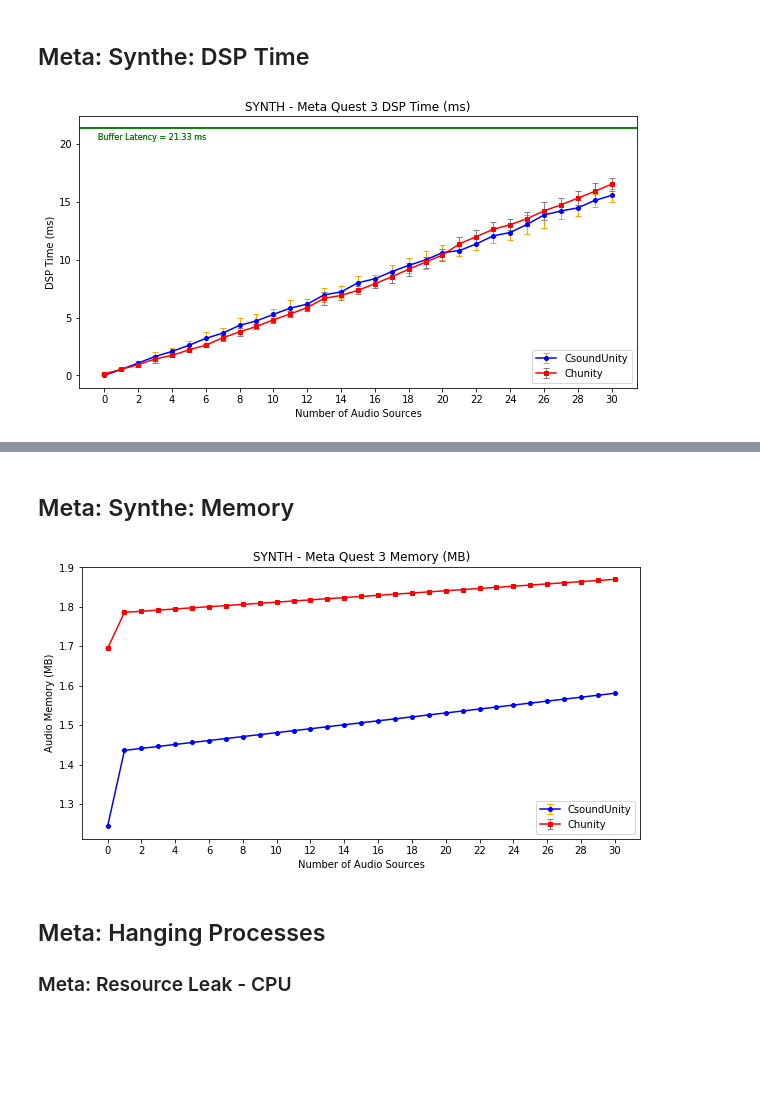
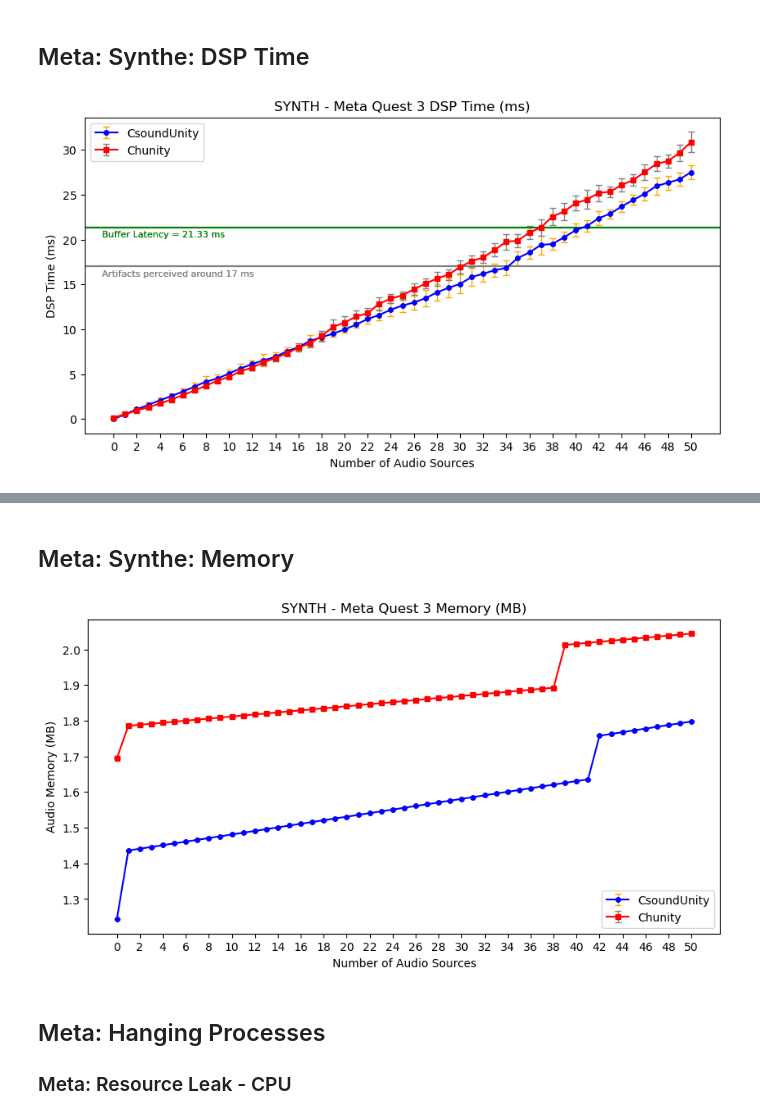
Before and after one commit to pedro-lucas-bravo/sound_engines, a Jupyter notebook: data_analysis/data_analysis_notebook.ipynb, the cells around one changed output, grey strips where cells are left out. Cells and saved outputs as stored; diff of their text form; code cells hidden in the pictures; blank space fills up the shorter version.

Commit message:
Add data for simple_synthe and measure from where artifacts are heard on every case

```diff
--- a/data_analysis/data_analysis_notebook.ipynb
+++ b/data_analysis/data_analysis_notebook.ipynb
@@ -205,50 +263,55 @@ _ = Plot_Comparison('meta_quest_data/sine_patch', '2024-03-05_14-11-06', '2024-0
 # %% [markdown]
 ## Meta: Synthe: DSP Time
 # %%
-all_data_cs, all_data_chuck = Plot_Comparison('meta_quest_data/simple_synthe', '2024-03-05_12-55-56', '2024-03-05_12-46-23', 'SYNTH - Meta Quest 3', 'meta_quest_synthe_dsptime.pdf', True, legend_loc='lower right')
+#all_data_cs, all_data_chuck = Plot_Comparison('meta_quest_data/simple_synthe', '2024-03-05_12-55-56', '2024-03-05_12-46-23', 'SYNTH - Meta Quest 3', 'meta_quest_synthe_dsptime.pdf', True, legend_loc='lower right')
+all_data_cs, all_data_chuck = Plot_Comparison('meta_quest_data/simple_synthe', '2024-03-06_09-51-10', '2024-03-06_10-02-53', 'SYNTH - Meta Quest 3', 'meta_quest_synthe_dsptime.pdf', True, legend_loc='upper left', bufferLabelXOffset=-1)
 
 import statsmodels.api as sm
+def CheckModelDifference(all_data_cs, all_data_chuck):
+    def CalculateLinearRegression(all_data):
+        # Define the independent variable (X) and dependent variable (y)
+        X = all_data['sources']
+        y = all_data['audio_frame_t_ms']
 
-def CalculateLinearRegression(all_data):
-    # Define the independent variable (X) and dependent variable (y)
-    X = all_data['sources']
-    y = all_data['audio_frame_t_ms']
+        # Add a constant term to the independent variable
+        X = sm.add_constant(X)
 
-    # Add a constant term to the independent variable
-    X = sm.add_constant(X)
+        # Fit the linear regression model
+        model = sm.OLS(y, X).fit()
 
-    # Fit the linear regression model
-    model = sm.OLS(y, X).fit()
+        # # Get the summary of the linear regression model
+        summary = model.summary()
 
-    # # Get the summary of the linear regression model
-    summary = model.summary()
+        # # Print the summary
+        print(summary)
 
-    # # Print the summary
-    print(summary)
+        return model
 
-    return model
+    model_cs = CalculateLinearRegression(all_data_cs)
+    model_chuck =CalculateLinearRegression(all_data_chuck)
 
-model_cs = CalculateLinearRegression(all_data_cs)
-model_chuck =CalculateLinearRegression(all_data_chuck)
+    # Get the confidence intervals for the coefficients of both models
+    ci_cs = model_cs.conf_int(alpha=0.05)  # Default 95% CI
+    ci_chuck = model_chuck.conf_int(alpha=0.05)  # Default 95% CI
 
-# Get the confidence intervals for the coefficients of both models
-ci_cs = model_cs.conf_int(alpha=0.05)  # Default 95% CI
-ci_chuck = model_chuck.conf_int(alpha=0.05)  # Default 95% CI
+    print('Confidence intervals for csound model:\n', ci_cs)
+    print('Confidence intervals for chuck model:\n', ci_chuck)
 
-print('Confidence intervals for csound model:\n', ci_cs)
-print('Confidence intervals for chuck model:\n', ci_chuck)
+    # Define the function to check overlap between confidence intervals
+    def check_CI_overlap(ci_1, ci_2, term_label):
+        no_overlap = ci_1[1] < ci_2[0] or ci_2[1] < ci_1[0]
+        if no_overlap:
+            print(f'The confidence intervals for {term_label} do not overlap between the two models.')
+        else:
+            print(f'The confidence intervals for {term_label} overlap between the two models.')
 
-# Define the function to check overlap between confidence intervals
-def check_CI_overlap(ci_1, ci_2, term_label):
-    no_overlap = ci_1[1] < ci_2[0] or ci_2[1] < ci_1[0]
-    if no_overlap:
-        print(f'The confidence intervals for {term_label} do not overlap between the two models.')
-    else:
-        print(f'The confidence intervals for {term_label} overlap between the two models.')
+    # Check the overlap between the confidence intervals for the coefficients
+    # **** Non-overlapping confidence intervals are considered as statistically significantly differen
+    check_CI_overlap(ci_cs.loc['sources'], ci_chuck.loc['sources'], 'sources')
+    check_CI_overlap(ci_cs.loc['const'], ci_chuck.loc['const'], 'const')
 
-# Check the overlap between the confidence intervals for the coefficients
-# **** Non-overlapping confidence intervals are considered as statistically significantly differen
-check_CI_overlap(ci_cs.loc['sources'], ci_chuck.loc['sources'], 'sources')
-check_CI_overlap(ci_cs.loc['const'], ci_chuck.loc['const'], 'const')
+#CheckModelDifference(all_data_cs, all_data_chuck)
+
+Perceptual_Artifact(all_data_cs, all_data_chuck, 32, 31)
 # %% [output]
-[figure, old version]
+[figure, new version]
@@ -272,9 +328,10 @@ The confidence intervals for const do not overlap between the two models.
 # %% [markdown]
 ## Meta: Synthe: Memory
 # %%
-_ = Plot_Comparison('meta_quest_data/simple_synthe', '2024-03-05_12-55-56', '2024-03-05_12-46-23', 'SYNTH - Meta Quest 3', 'meta_quest_synthe_memory.pdf', False, legend_loc='lower right')
+#_ = Plot_Comparison('meta_quest_data/simple_synthe', '2024-03-05_12-55-56', '2024-03-05_12-46-23', 'SYNTH - Meta Quest 3', 'meta_quest_synthe_memory.pdf', False, legend_loc='lower right')
+_ = Plot_Comparison('meta_quest_data/simple_synthe', '2024-03-06_09-51-10', '2024-03-06_10-02-53', 'SYNTH - Meta Quest 3', 'meta_quest_synthe_memory.pdf', False, legend_loc='lower right')
 # %% [output]
-[figure, old version]
+[figure, new version]
 # %% [markdown]
 ## Meta: Hanging Processes
 ### Meta: Resource Leak - CPU
```
Also changed, not shown: parts of 12 cells of this notebook, 18 other files.
